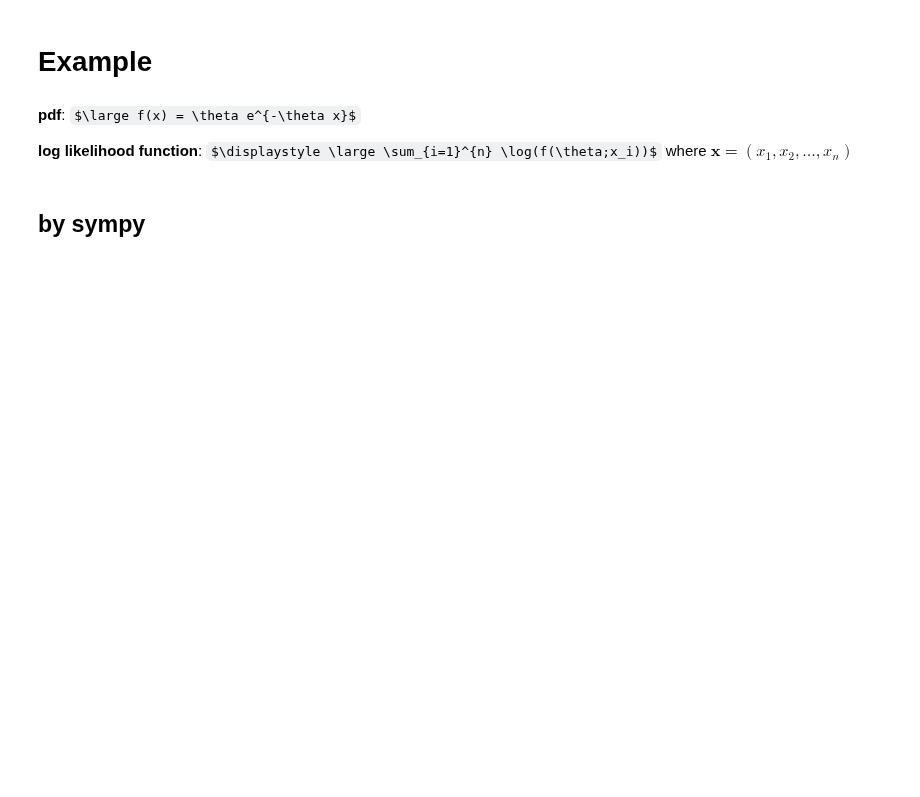
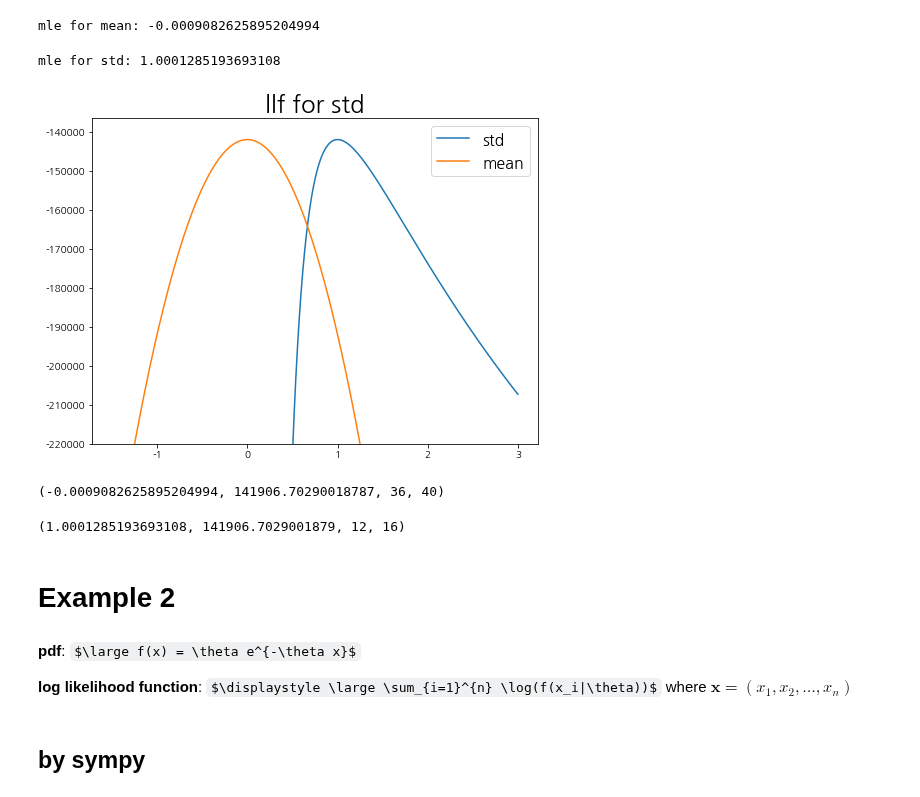
Before and after one commit to ywkim92/Paper-implementation, a Jupyter notebook: MLE.ipynb, the cells around one changed output. Saved outputs shown, nothing was run; the diff lists cells and outputs as text; code cells hidden in the pictures; some formulas as TeX source; blank space fills up the shorter version.

Commit message:
test: Add a test case - normal distribution

```diff
--- a/MLE.ipynb
+++ b/MLE.ipynb
@@ -10,0 +25,10 @@ from sympy.solvers import solve
+# %%
+rng = np.random.default_rng(0)
+normals = rng.normal(size=100000)
+# %%
+def llf(x0, f, samples, *args):
+    result = np.log(f(x0, *args, samples)).sum()
+    return result
+
+def llf_neg(x0, f, samples, *args):
+    return -llf(x0, f, samples, *args)
@@ -11,9 +41,42 @@ from sympy.solvers import solve
+# %%
+print('mle for mean:', brent(llf_neg, args = (normpdf_mean, normals, normals.std()), brack=(-1.,.0,1.)))
+# %% [output]
+mle for mean: -0.0009082625895204994
+# %%
+print('mle for std:', brent(llf_neg, args = (normpdf_std, normals, normals.mean()), brack=(.5,1.,2.)))
+# %% [output]
+mle for std: 1.0001285193693108
+# %%
+xx = np.linspace(5e-1,3,10000)
+yy = np.array([llf(i, normpdf_std, normals, normals.mean()) for i in xx] )
+# %%
+xx_m = np.linspace(-1.5,1.5,10000)
+yy_m = np.array([llf(i, normpdf_mean, normals, normals.std()) for i in xx_m] )
+# %%
+plt.figure(figsize=(8,6))
+plt.plot(xx, yy, label = 'std')
+plt.plot(xx_m, yy_m, label = 'mean')
+plt.ylim(bottom=-2.2e+5)
+#plt.scatter()
+plt.title('llf for std', fontsize=24)
+plt.legend(fontsize=16)
+plt.show()
+# %% [output]
+[figure, added]
+# %%
+brent(llf_neg, args = (normpdf_mean, normals, normals.std()), brack=(-1.,.0,1.), full_output=True)
+# %% [output]
+(-0.0009082625895204994, 141906.70290018787, 36, 40)
+# %%
+brent(llf_neg, args = (normpdf_std, normals, normals.mean()), brack=(.5,1.,2.), full_output=True)
+# %% [output]
+(1.0001285193693108, 141906.7029001879, 12, 16)
 # %% [markdown]
-# Example
+# Example 2
 # %% [markdown]
 **pdf**: $\large f(x) = \theta e^{-\theta x}$
 
-**log likelihood function**: $\displaystyle \large \sum_{i=1}^{n} \log(f(\theta;x_i))$ where $\mathbf{x} = (x_1, x_2, \dots, x_n)$
+**log likelihood function**: $\displaystyle \large \sum_{i=1}^{n} \log(f(x_i|\theta))$ where $\mathbf{x} = (x_1, x_2, \dots, x_n)$
 # %% [markdown]
 ## by sympy
 # %%
```
Also changed, not shown: parts of 8 cells of this notebook.
